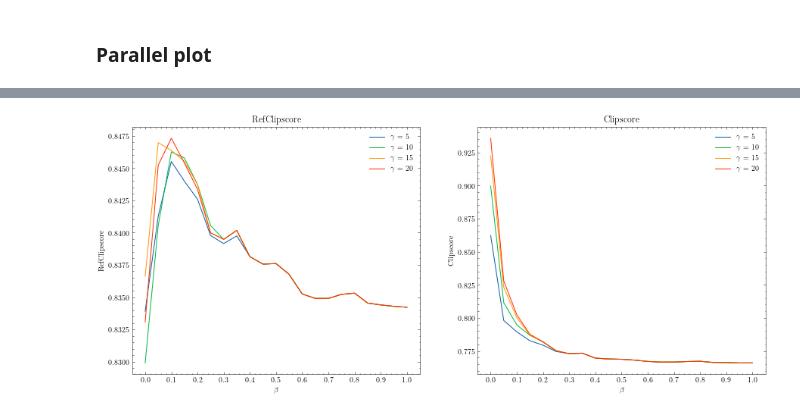
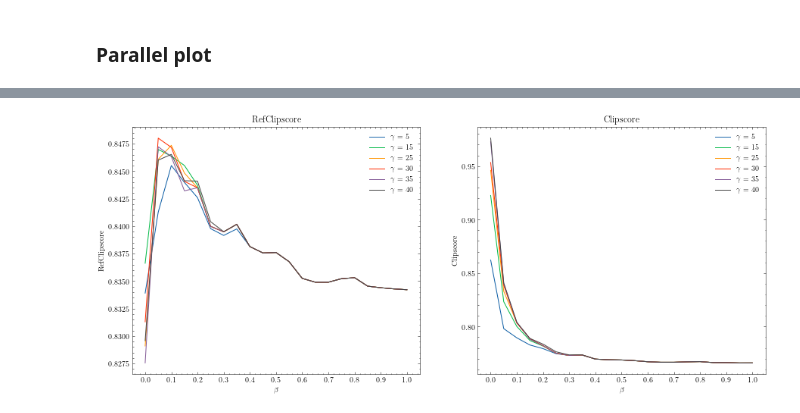
Before and after one commit to JAVI897/CLIP_prefix_caption, a Jupyter notebook: fit_beta_gamma/analysis results.ipynb, the cells around one changed output, grey strips where cells are left out. Cells and saved outputs as stored; diff of their text form; code cells hidden in the pictures.

```diff
--- a/fit_beta_gamma/analysis results.ipynb
+++ b/fit_beta_gamma/analysis results.ipynb
@@ -131,27 +147,23 @@ with plt.style.context('science'):
 # %%
 with plt.style.context('science'):
     fig, (ax1, ax2) = plt.subplots(1, 2, sharey=False, figsize=(15, 6))
 
-    ax1.plot(df.loc[df['gamma'] == 5]['beta'], df.loc[df['gamma'] == 5]['refclipscore'], label = '$\gamma$ = 5' )
-    ax1.plot(df.loc[df['gamma'] == 10]['beta'], df.loc[df['gamma'] == 10]['refclipscore'], label = '$\gamma$ = 10' )
-    ax1.plot(df.loc[df['gamma'] == 15]['beta'], df.loc[df['gamma'] == 15]['refclipscore'], label = '$\gamma$ = 15' )
-    ax1.plot(df.loc[df['gamma'] == 20]['beta'], df.loc[df['gamma'] == 20]['refclipscore'], label = '$\gamma$ = 20' )
+    for i in [ 5, 15, 25, 30, 35, 40]:
+        ax1.plot(df.loc[df['gamma'] == i]['beta'], df.loc[df['gamma'] == i]['refclipscore'], label = '$\gamma$ = {}'.format(i) )
     ax1.set_xticks(np.arange(0, 1.05, 0.1))
     ax1.set_xlabel(r'$\beta$')
     ax1.set_ylabel('RefClipscore')
     ax1.set_title('RefClipscore')
     ax1.legend()
 
-    ax2.plot(df.loc[df['gamma'] == 5]['beta'], df.loc[df['gamma'] == 5]['clipscore'], label = '$\gamma$ = 5' )
-    ax2.plot(df.loc[df['gamma'] == 10]['beta'], df.loc[df['gamma'] == 10]['clipscore'], label = '$\gamma$ = 10' )
-    ax2.plot(df.loc[df['gamma'] == 15]['beta'], df.loc[df['gamma'] == 15]['clipscore'], label = '$\gamma$ = 15' )
-    ax2.plot(df.loc[df['gamma'] == 20]['beta'], df.loc[df['gamma'] == 20]['clipscore'], label = '$\gamma$ = 20' )
+    for i in [ 5, 15, 25, 30, 35, 40]:
+        ax2.plot(df.loc[df['gamma'] == i]['beta'], df.loc[df['gamma'] == i]['clipscore'], label = '$\gamma$ = {}'.format(i) )
     ax2.set_xticks(np.arange(0, 1.05, 0.1))
     ax2.set_xlabel(r'$\beta$')
     ax2.set_ylabel('Clipscore')
     ax2.set_title('Clipscore')
     ax2.legend()
     fig.savefig('./plots/clipscore_refclipscore.jpg', dpi=300)
     plt.show()
 # %% [output]
-[figure, old version]
+[figure, new version]
```
Also changed, not shown: parts of 17 cells of this notebook.
